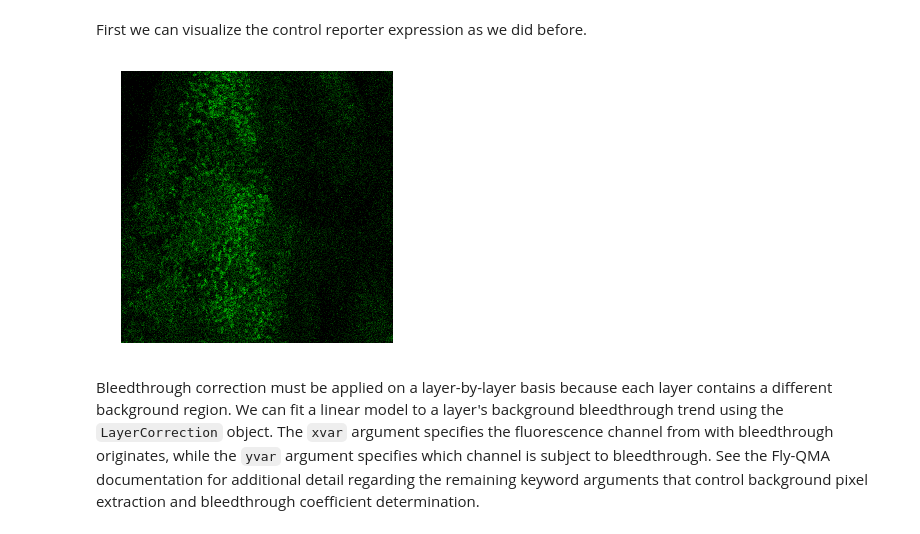
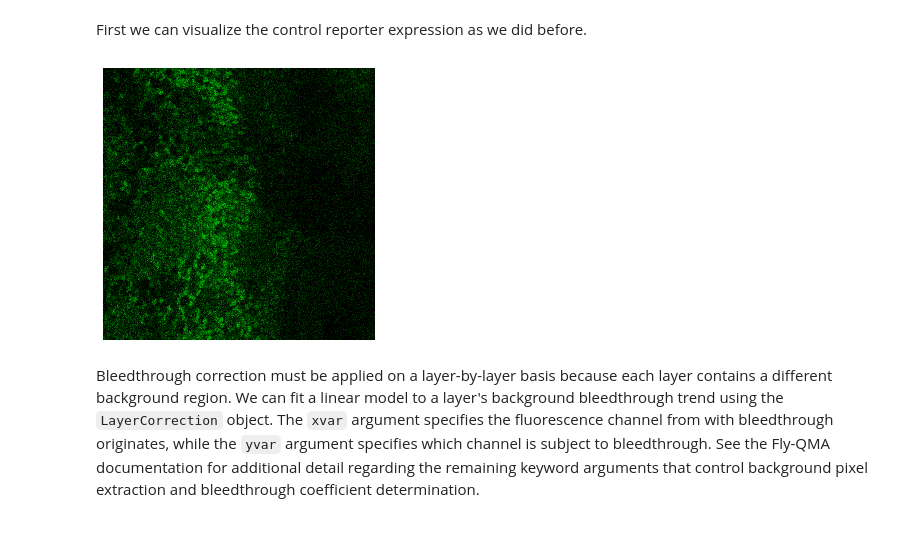
Before and after one commit to sbernasek/flyqma, a Jupyter notebook: tutorial.ipynb, the cells around one changed output. Saved outputs shown, nothing was run; the diff lists cells and outputs as text; code cells hidden in the pictures.

````diff
--- a/tutorial.ipynb
+++ b/tutorial.ipynb
@@ -108,7 +105,7 @@ from flyqma import Experiment
 experiment_path = '../data/replication_data/tutorial'
 experiment = Experiment(experiment_path)
 
-stack_id = 1
+stack_id = 'stack'
 stack = experiment.load_stack(stack_id, full=True)
 # %% [markdown]
 # Define a region of interest
@@ -167,7 +169,7 @@ layer_id = 0
 layer = stack[layer_id]
 
 # annotate layer
-#layer.apply_annotation()
+layer.apply_annotation()
 # %% [markdown]
 ### Inspect annotation results
 
@@ -194,9 +199,11 @@ _ = axes[1].imshow(mask)
 # %% [markdown]
 First we can visualize the control reporter expression as we did before.
 # %%
-fig = layer.get_channel(channel=1).show(segments=False, cmap='g', figsize=(5, 5))
+control_reporter_channel = 1
+control_reporter = layer.get_channel(channel=control_reporter_channel)
+fig = control_reporter.show(segments=False, cmap='g', figsize=(5, 5))
 # %% [output]
-[figure, old version]
+[figure, new version]
 # %% [markdown]
 Bleedthrough correction must be applied on a layer-by-layer basis because each layer contains a different background region. We can fit a linear model to a layer's background bleedthrough trend using the ```LayerCorrection``` object. The ```xvar``` argument specifies the fluorescence channel from with bleedthrough originates, while the ```yvar``` argument specifies which channel is subject to bleedthrough. See the Fly-QMA documentation for additional detail regarding the remaining keyword arguments that control background pixel extraction and bleedthrough coefficient determination.
 # %%
````
Also changed, not shown: parts of 19 cells of this notebook, 24 other files.
